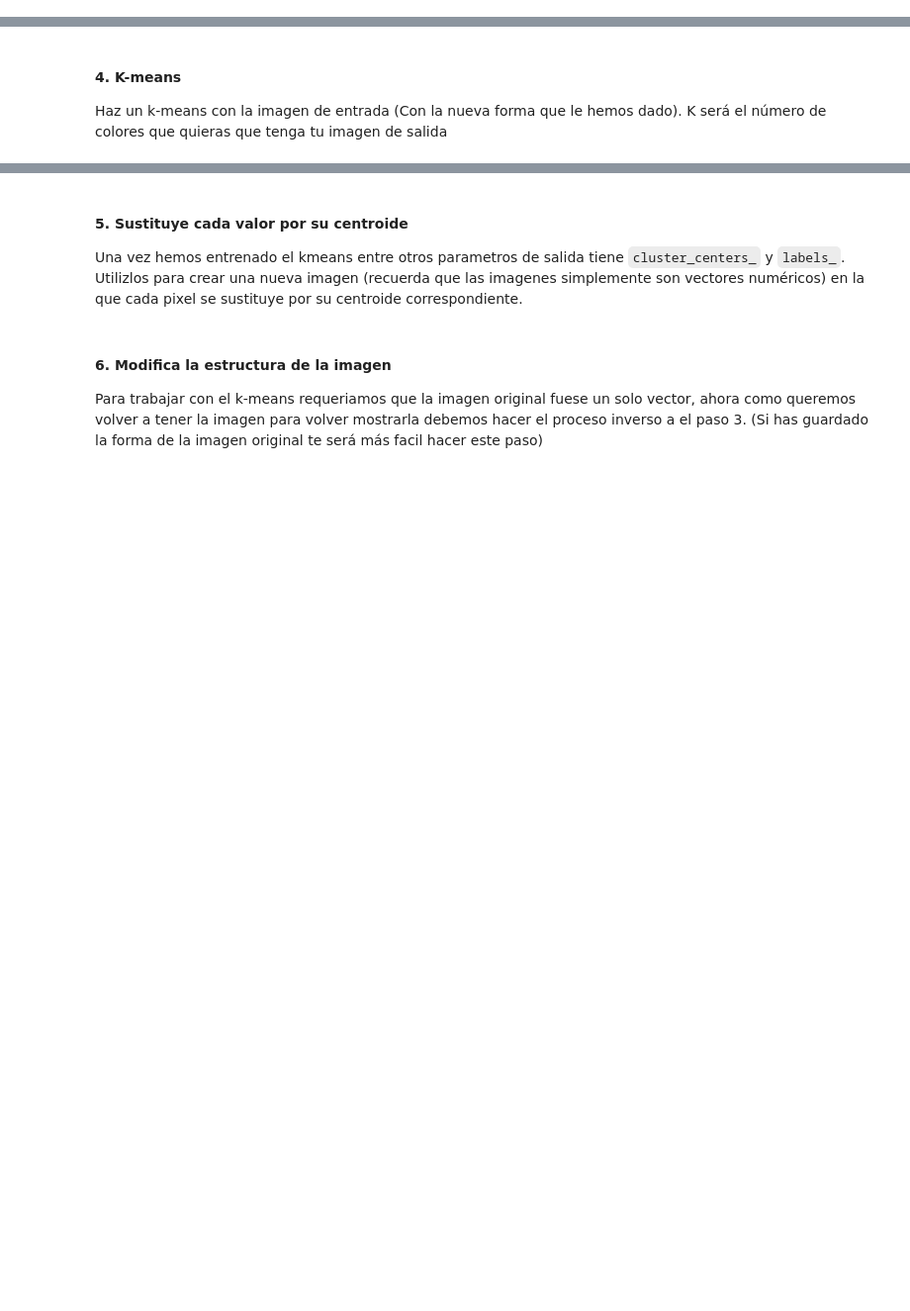
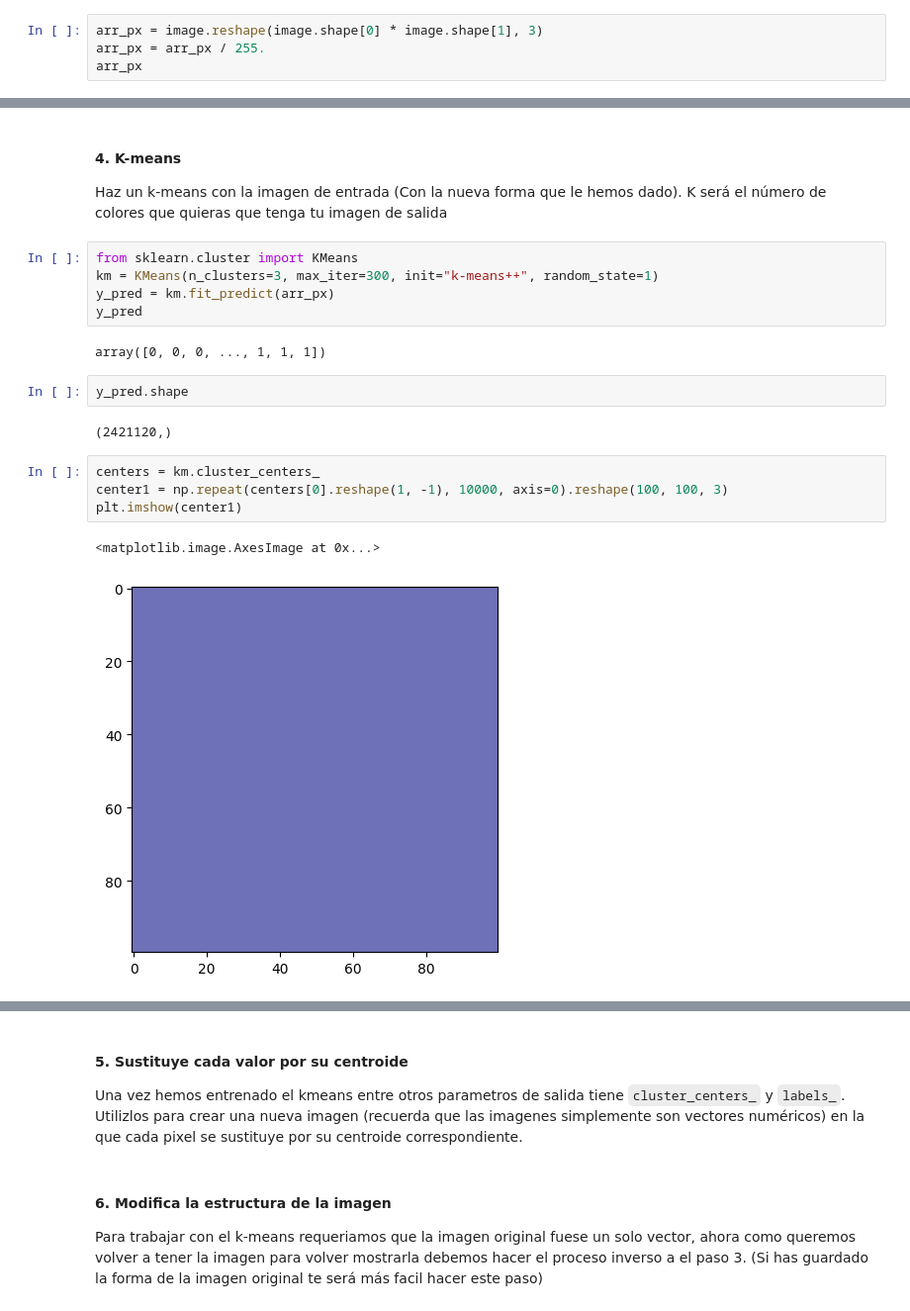
Before and after one commit to BecTome/SVL_DS_Febrero23, a Jupyter notebook: 3-Machine Learning/2-No supervisado/2-Clustering/Ejercicios/kmeans_imagenes.ipynb, the cells around one changed output, grey strips where cells are left out. Shown: that part at 99% size. Saved outputs shown, nothing was run; the diff lists cells and outputs as text; blank space fills up the shorter version.

Commit message:
Clustering

```diff
--- a/3-Machine Learning/2-No supervisado/2-Clustering/Ejercicios/kmeans_imagenes.ipynb
+++ b/3-Machine Learning/2-No supervisado/2-Clustering/Ejercicios/kmeans_imagenes.ipynb
@@ -30,3 +61,7 @@ Muestra la imagen para ver que se ha cargado bien
 Queremos que cada pixel sea una observación por lo que tenemos que transformar nuestra imagen de un vector de forma (alto, ancho, color) a (alto x ancho, color). Color será siempre 3, que son los tres canales de los colores.
 
 Ej: (300, 400, 3) -> (120000, 3)
+# %%
+arr_px = image.reshape(image.shape[0] * image.shape[1], 3)
+arr_px = arr_px / 255.
+arr_px
@@ -33,3 +76,21 @@ Ej: (300, 400, 3) -> (120000, 3)
 # %% [markdown]
 #### 4. K-means
 Haz un k-means con la imagen de entrada (Con la nueva forma que le hemos dado). K será el número de colores que quieras que tenga tu imagen de salida
+# %%
+from sklearn.cluster import KMeans
+km = KMeans(n_clusters=3, max_iter=300, init="k-means++", random_state=1)
+y_pred = km.fit_predict(arr_px)
+y_pred
+# %% [output]
+array([0, 0, 0, ..., 1, 1, 1])
+# %%
+y_pred.shape
+# %% [output]
+(2421120,)
+# %%
+centers = km.cluster_centers_
+center1 = np.repeat(centers[0].reshape(1, -1), 10000, axis=0).reshape(100, 100, 3)
+plt.imshow(center1)
+# %% [output]
+<matplotlib.image.AxesImage at 0x...>
+[figure, added]
```
Also changed, not shown: parts of 15 cells of this notebook, 12 other files.
